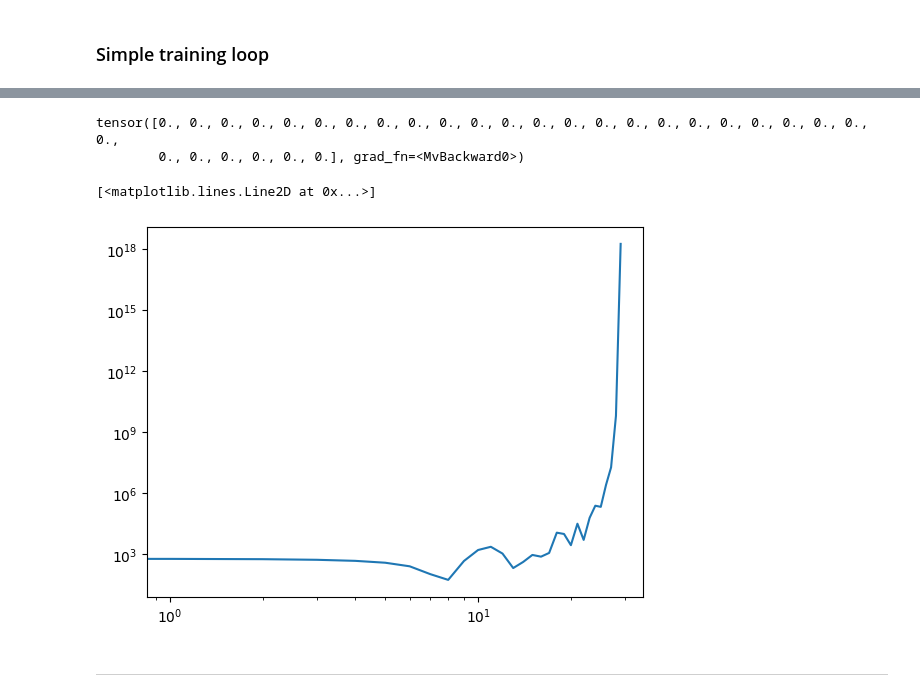
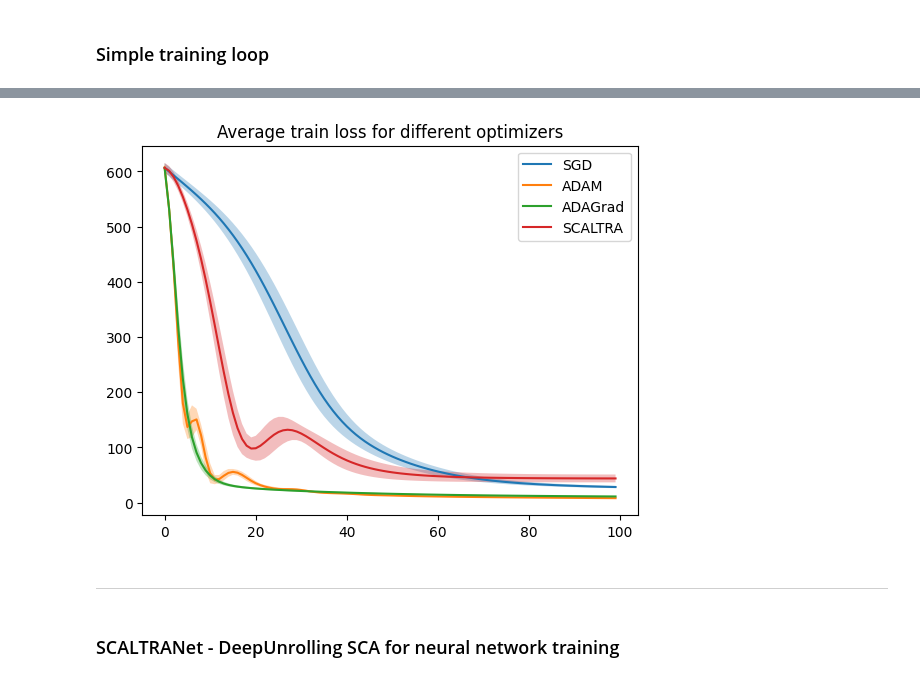
Before and after one commit to LeoDiNino97/NonconvexSparseLearningUnrolledSCA, a Jupyter notebook: Neural optimizers/SCALTRA_primer.ipynb, the cells around one changed output, grey strips where cells are left out. Saved outputs shown, nothing was run; the diff lists cells and outputs as text; code cells hidden in the pictures.

```diff
--- a/Neural optimizers/SCALTRA_primer.ipynb
+++ b/Neural optimizers/SCALTRA_primer.ipynb
@@ -120,7 +103,7 @@ tensor([[0.5000]])
 class SCALTRA(nn.Module):
     def __init__(self, model, epochs,
                  loss_criterion,
-                 beta = 0.9, tau = 100, gamma = 0.9):
+                 beta = 0.5, tau = 1e2, gamma = 0.9):
         super().__init__()
 
         # Initialization of the learnable parameters
@@ -142,14 +125,14 @@ class SCALTRA(nn.Module):
         # Some more initialization
 
         self.loss_criterion = loss_criterion
-        self.meta_optimizer = torch.optim.Adagrad(params=self.parameters(), lr=5e-5)
+        self.meta_optimizer = torch.optim.Adagrad(params=self.parameters(), lr=3e-3)
         self.epochs = epochs
         self.learning_rate = 1
 
     def forward(self, model, X, y):
         train_losses = []
 
-        for _ in tqdm(range(self.epochs)):
+        for _ in range(self.epochs):
 
             #new_params = []
             part_grad = []
@@ -166,7 +149,7 @@ class SCALTRA(nn.Module):
                                                                       retain_graph=True)[0]))
 
                 else:
-                    H = torch.linalg.inv(torch.outer(self.params[i],self.params[i]) + self.tau*torch.eye(self.params[i].shape[0])) @ self.momentum[i]
+                    H = torch.linalg.inv(torch.matmul(self.params[i],torch.transpose(self.params[i],0,1)) + self.tau*torch.eye(self.params[i].shape[0])) @ self.momentum[i]
 
                     #H = torch.linalg.inv(torch.matmul(self.params[i],torch.transpose(self.params[i],0,1)) + self.tau*torch.eye(self.params[i].shape[0])) @ self.momentum[i]
                     #new_params.append(nn.Parameter(p - torch.linalg.inv(torch.outer(self.B[i],self.B[i]) + self.tau*torch.eye(self.B[i].shape[0])) @ self.momentum[i], requires_grad = True))
@@ -178,7 +161,8 @@ class SCALTRA(nn.Module):
                 with torch.no_grad():
 
                     # Convex smoothing
-                    p.copy_(p - self.learning_rate*H)
+
+                    p.add_(-self.gamma*(self.learning_rate*H))
 
 
             #new_params = nn.ParameterList(new_params)
@@ -193,7 +177,6 @@ class SCALTRA(nn.Module):
 
             for i, (p, v) in enumerate(zip(model.parameters(), self.parameters())):
                 v.grad = part_grad[i] * p.grad
-                print(p.shape, p.grad.shape, v.grad.shape)
                 '''
                 v.grad = torch.autograd.grad(inputs = new_params[i],
                                              outputs = v,
@@ -220,14 +200,0 @@ B = optimizer.params[1]
-# %%
-torch.linalg.inv(torch.outer(B,B)) @ optimizer.momentum[1]
-# %% [output]
-tensor([0., 0., 0., 0., 0., 0., 0., 0., 0., 0., 0., 0., 0., 0., 0., 0., 0., 0., 0., 0., 0., 0., 0., 0.,
-        0., 0., 0., 0., 0., 0.], grad_fn=<MvBackward0>)
-# %%
-model = nn.Sequential(
-    nn.Linear(13, 30),
-    nn.ReLU(),
-    nn.Linear(30, 1)
-)
-
-criterion = nn.MSELoss()
-optimizer = SCALTRA(model, 300, criterion)
@@ -236,5 +200,0 @@ L = optimizer.forward(model, X_train_tensor, y_train_tensor)
-# %%
-plt.loglog(L)
-# %% [output]
-[<matplotlib.lines.Line2D at 0x...>]
-[figure, removed]
@@ -241,5 +298,18 @@ plt.loglog(L)
+# %%
+for key in losses.keys():
+    mean = np.mean(losses[key], axis=0)
+    UB = mean + np.std(losses[key], axis = 0)
+    LB = mean - np.std(losses[key], axis = 0)
+    plt.plot(mean, label = key)
+    plt.fill_between(range(losses[key].shape[0]), UB, LB,alpha=0.3)
+    plt.title('Average train loss for different optimizers')
+    plt.legend()
+# %% [output]
+[figure, added]
 # %% [markdown]
 ______________
+# %% [markdown]
+### SCALTRANet - DeepUnrolling SCA for neural network training
 # %%
 class SyntheticModels():
     def __init__(self, model, features_num, output_size, M, N, s_sigma = 0.5, eps_sigma = 0.01, size = 1000, batch_size = 256):
```
Also changed, not shown: parts of 19 cells of this notebook.
